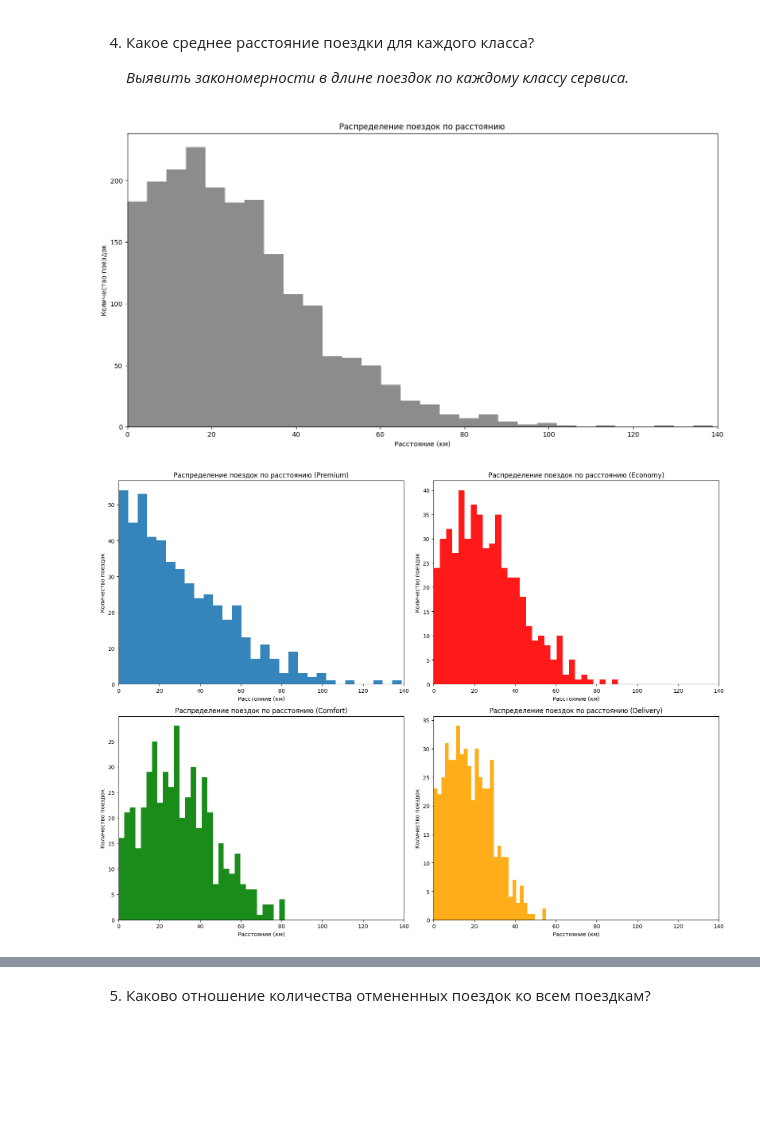
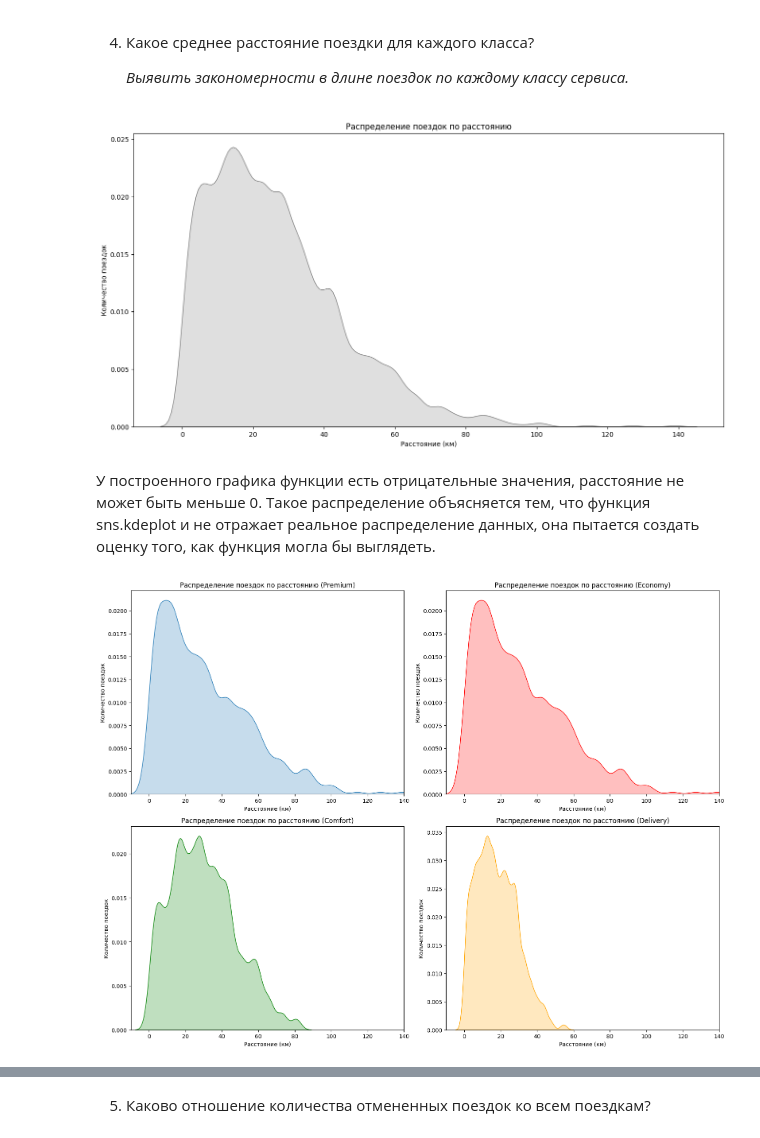
Before and after one commit to IrmA-ErroR/DS_Taxi_strategy, a Jupyter notebook: analysis.ipynb, the cells around one changed output, grey strips where cells are left out. Drawn from its saved outputs; the diff is of its cells as text; code cells hidden in the pictures; blank space fills up the shorter version.

```diff
--- a/analysis.ipynb
+++ b/analysis.ipynb
@@ -310,15 +310,16 @@ trips_by_distance= data['distance_km']
 
 #  Построение гистограмм по расстоянию для каждого класса
 plt.figure(figsize=(16, 8))
-plt.hist(trips_by_distance, bins=30, color='gray', alpha=0.9)
+sns.kdeplot(trips_by_distance, fill=True, color='grey', bw_adjust=0.5)
 plt.title('Распределение поездок по расстоянию')
-plt.xlim(0, 140)
 plt.xlabel('Расстояние (км)')
 plt.ylabel('Количество поездок')
 
 plt.show()
 # %% [output]
-[figure, old version]
+[figure, new version]
+# %% [markdown]
+У построенного графика функции есть отрицательные значения, расстояние не может быть меньше 0. Такое распределение объясняется тем, что функция sns.kdeplot и не отражает реальное распределение данных, она пытается создать оценку того, как функция могла бы выглядеть.
 # %%
 # Фильтрация данных по классам
 trips_by_distance_premium = data[data['offer_class_group'] == 'Premium']['distance_km']
@@ -327,42 +328,46 @@ trips_by_distance_comfort = data[data['offer_class_group'] == 'Comfort']['distan
 trips_by_distance_delivery = data[data['offer_class_group'] == 'Delivery']['distance_km']
 
 
 #  Построение гистограмм по расстоянию для каждого класса
 plt.figure(figsize=(16, 12))
 
 plt.subplot(2, 2, 1)
-plt.hist(trips_by_distance_premium, bins=30, alpha=0.9)
+# plt.hist(trips_by_distance_premium, bins=30, alpha=0.9)
+sns.kdeplot(trips_by_distance_premium, fill=True, bw_adjust=0.5)
 plt.title('Распределение поездок по расстоянию (Premium)')
-plt.xlim(0, 140)
+plt.xlim(-10, 140)
 plt.xlabel('Расстояние (км)')
 plt.ylabel('Количество поездок')
 
 plt.subplot(2, 2, 2)
-plt.hist(trips_by_distance_economy, bins=30, color='red', alpha=0.9)
+# plt.hist(trips_by_distance_economy, bins=30, color='red', alpha=0.9)
+sns.kdeplot(trips_by_distance_premium, fill=True, color='red', bw_adjust=0.5)
 plt.title('Распределение поездок по расстоянию (Economy)')
-plt.xlim(0, 140)
+plt.xlim(-10, 140)
 plt.xlabel('Расстояние (км)')
 plt.ylabel('Количество поездок')
 
 plt.subplot(2, 2, 3)
-plt.hist(trips_by_distance_comfort, bins=30, color='green', alpha=0.9)
+# plt.hist(trips_by_distance_comfort, bins=30, color='green', alpha=0.9)
+sns.kdeplot(trips_by_distance_comfort, fill=True, color='green', bw_adjust=0.5)
 plt.title('Распределение поездок по расстоянию (Comfort)')
-plt.xlim(0, 140)
+plt.xlim(-10, 140)
 plt.xlabel('Расстояние (км)')
 plt.ylabel('Количество поездок')
 
 plt.subplot(2, 2, 4)
-plt.hist(trips_by_distance_delivery, bins=30, color='orange', alpha=0.9)
+# plt.hist(trips_by_distance_delivery, bins=30, color='orange', alpha=0.9)
+sns.kdeplot(trips_by_distance_delivery, fill=True, color='orange', bw_adjust=0.5)
 plt.title('Распределение поездок по расстоянию (Delivery)')
-plt.xlim(0, 140)
+plt.xlim(-10, 140)
 plt.xlabel('Расстояние (км)')
 plt.ylabel('Количество поездок')
 
 # Упорядочение графиков на странице
 plt.tight_layout()
 plt.show()
 # %% [output]
-[figure, old version]
+[figure, new version]
 # %%
 # Фильтрация данных по классам
 economy_distances = data[data['offer_class_group'] == 'Economy']['distance_km']
```
Also changed, not shown: parts of 12 cells of this notebook.
